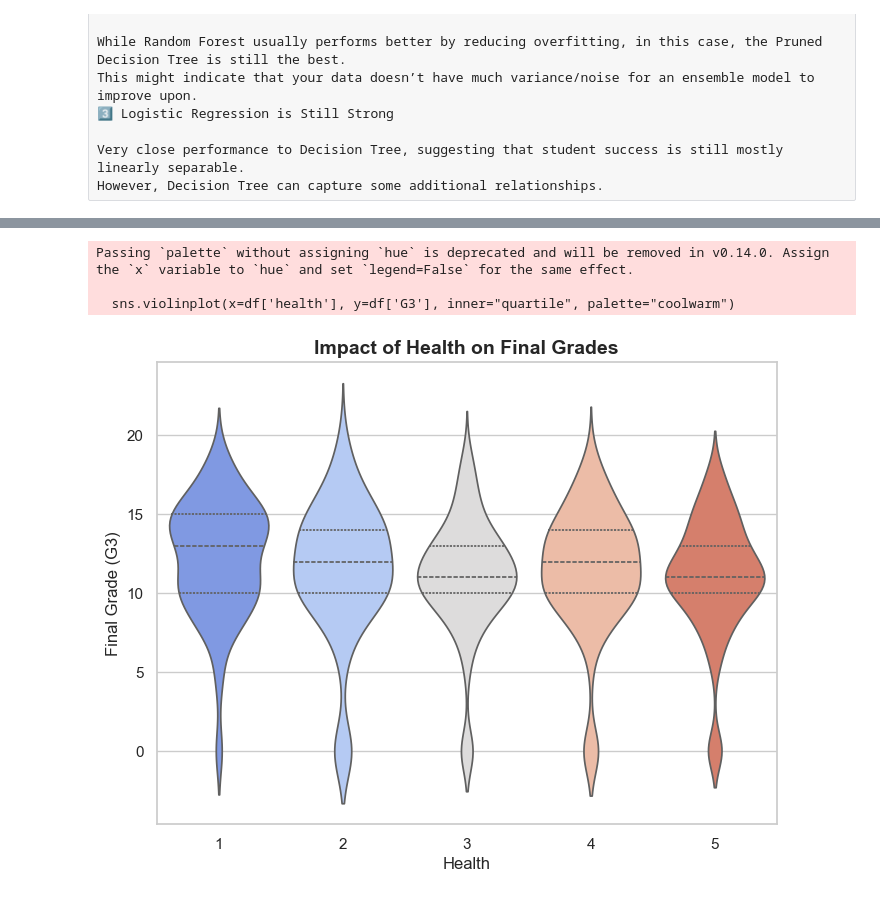
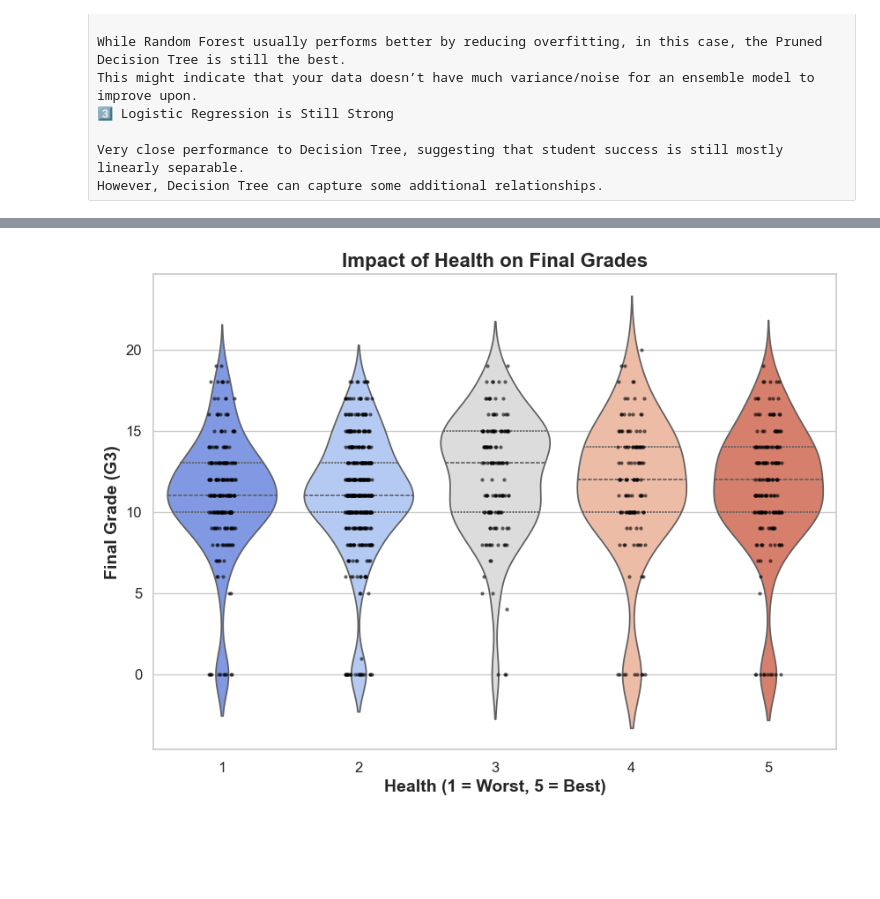
Before and after one commit to ethanshipman/Group-5-Project-4, a Jupyter notebook: Jupyter_Notebooks/NT_Notebook.ipynb, the cells around one changed output, grey strips where cells are left out. Saved outputs shown, nothing was run; the diff lists cells and outputs as text; code cells hidden in the pictures; blank space fills up the shorter version.

```diff
--- a/Jupyter_Notebooks/NT_Notebook.ipynb
+++ b/Jupyter_Notebooks/NT_Notebook.ipynb
@@ -350,21 +350,30 @@ plt.show()
 # %%
 import matplotlib.pyplot as plt
 import seaborn as sns
 import numpy as np
 
-# Ensure consistent theme
-sns.set_theme(style="whitegrid")
+# Convert 'health' to categorical to ensure correct ordering
+df["health"] = df["health"].astype(str)
 
-# Health vs. Grades (Violin Plot for Better Distribution Visibility)
-plt.figure(figsize=(8, 6))
-sns.violinplot(x=df['health'], y=df['G3'], inner="quartile", palette="coolwarm")
-plt.xticks(ticks=np.arange(5), labels=np.arange(1, 6))  # Ensure correct alignment of labels (1-5)
-plt.xlabel("Health", fontsize=12)
-plt.ylabel("Final Grade (G3)", fontsize=12)
-plt.title("Impact of Health on Final Grades", fontsize=14, fontweight='bold')
+# Create figure with improved layout
+plt.figure(figsize=(10, 7))
+
+# Violin plot with proper hue assignment
+sns.violinplot(x="health", y="G3", data=df, hue="health", dodge=False, inner="quartile", palette="coolwarm", legend=False)
+
+# Strip plot for better visibility of individual points (alternative to swarmplot to avoid warnings)
+sns.stripplot(x="health", y="G3", data=df, color="black", alpha=0.6, size=3, jitter=True)
+
+# Set x-axis labels properly
+plt.xticks(ticks=[0, 1, 2, 3, 4], labels=["1", "2", "3", "4", "5"], fontsize=12)
+plt.yticks(fontsize=12)
+
+# Formatting
+plt.xlabel("Health (1 = Worst, 5 = Best)", fontsize=14, fontweight="bold")
+plt.ylabel("Final Grade (G3)", fontsize=14, fontweight="bold")
+plt.title("Impact of Health on Final Grades", fontsize=16, fontweight="bold")
+
+# Show plot
 plt.show()
 # %% [output]
-Passing `palette` without assigning `hue` is deprecated and will be removed in v0.14.0. Assign the `x` variable to `hue` and set `legend=False` for the same effect.
-
-  sns.violinplot(x=df['health'], y=df['G3'], inner="quartile", palette="coolwarm")
-[figure, old version]
+[figure, new version]
```
Also changed, not shown: parts of 6 cells of this notebook, 2 other files.
